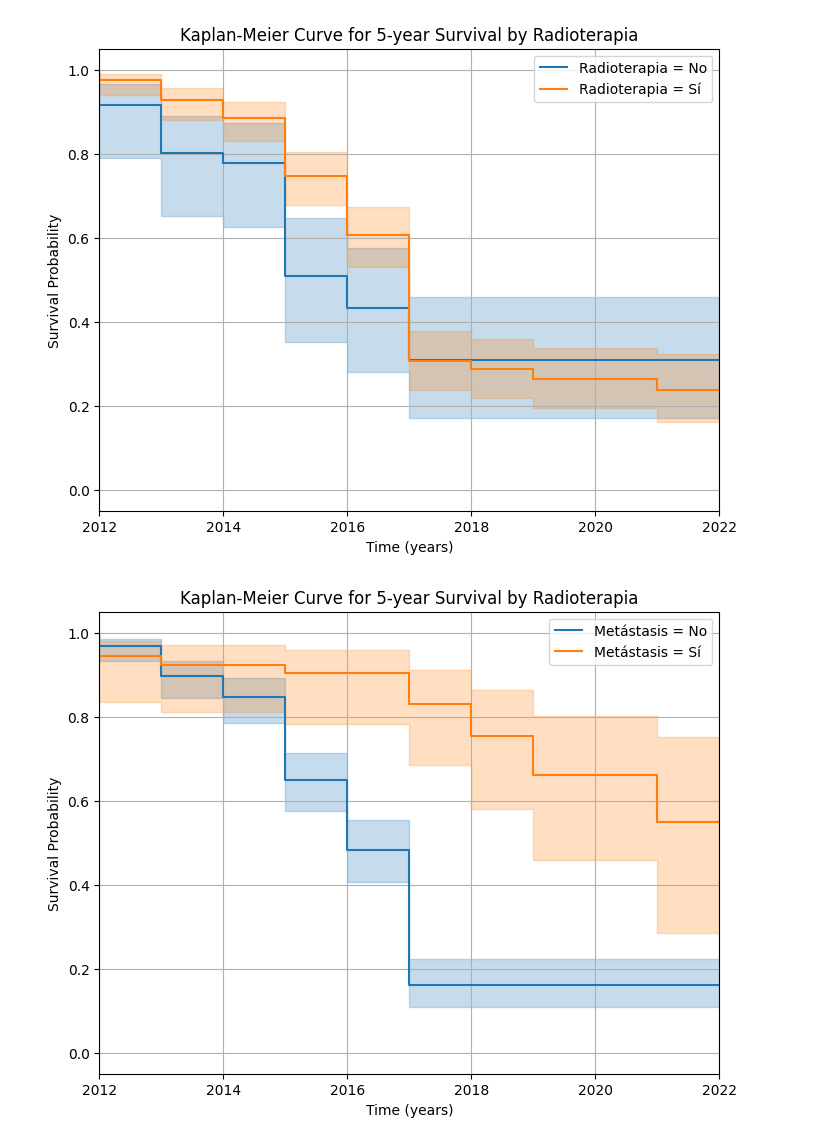
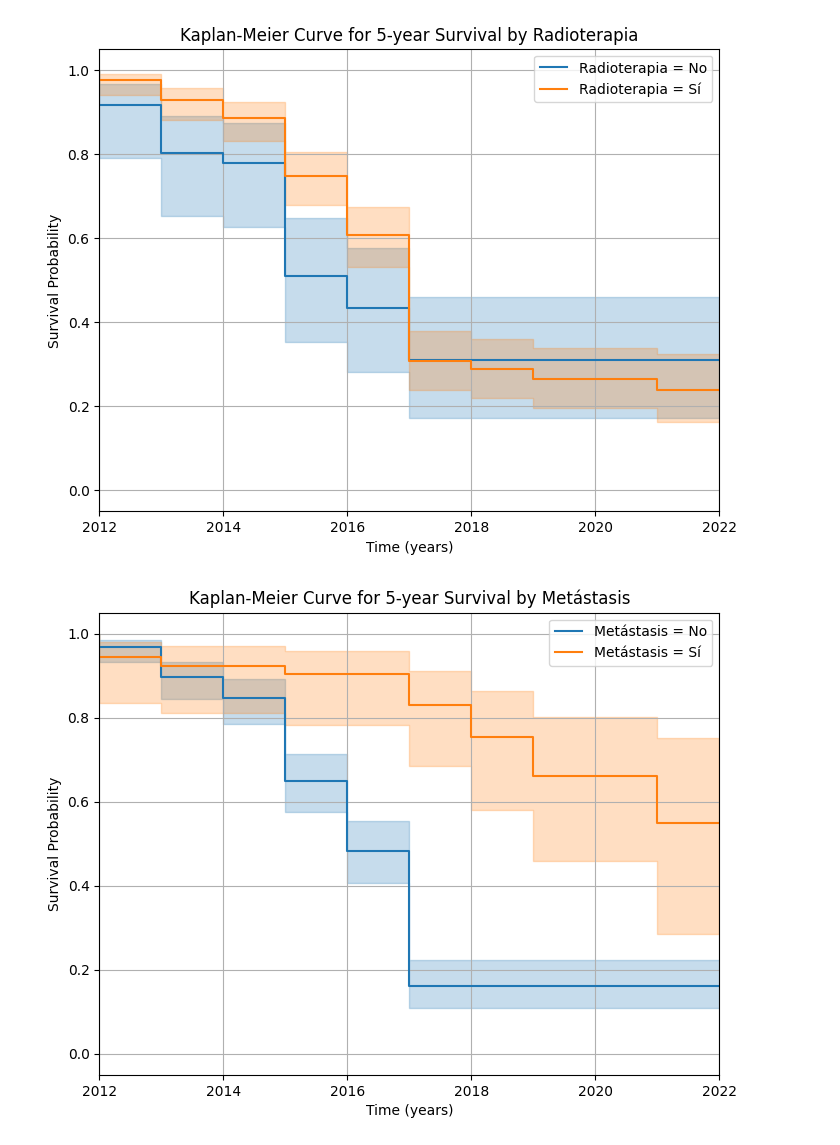
Before and after one commit to slesageq/Survivor_Analysis, a Jupyter notebook: analysis.ipynb, the cells around one changed output. Saved outputs shown, nothing was run; the diff lists cells and outputs as text; code cells hidden in the pictures.

```diff
--- a/analysis.ipynb
+++ b/analysis.ipynb
@@ -639,7 +639,8 @@ df.to_excel(r"C:\Repositories\Survivor_Analysis\data\cleaned_data.xlsx", index=F
 # %% [markdown]
 ### 3. Análisis explorativo
 # %%
-def filter_df(df, df_filtered, bool):
+# Creating data filter option for analysis:
+def filter_df(odf, bool):
     """
     This function filters the dataframe based on a boolean value.
     If bool = True, the dataframe will filter out the rows that have not reached the 5 year from diagnosis mark.
@@ -658,9 +659,15 @@ def filter_df(df, df_filtered, bool):
     """
 
     if bool:
-        df = df_filtered
+       df = odf[odf['5y_survival'] != "No aplica"]
+       print(f'The dimensions of the filtered dataframe df are {df.shape}')
     else:
-        df = df
+        df = odf
+        print(f'The dimensions of the unfiltered dataframe df are {df.shape}')
     return df
 
-df = filter_df(df, df_applies, True)
+# Without filter:
+df = filter_df(df, False)
+
+# With filter:
+df = filter_df(df, True)
@@ -1020,7 +1022,8 @@ multivariate_analysis(df_hist_5, "5y_survival", "Tipo Histológico")
 Todos los receptores hormonales juntos:
 # %%
 # Create a new column that combines the values of the three columns
-df['combined_hormone'] = "ER: " + df['Estrogeno Recepetor'].astype(str)  + " | " + "HER2: " + df['Her2'].astype(str) + " | " + "PR: " + df['Receptor Progesterona'].astype(str)
+df['combined_hormone'] = "ER: " + df['Estrogeno Recepetor'].astype(str)  + " | " + "HER2: " + df['Her2'].astype(str) + " | " \
+      + "PR: " + df['Receptor Progesterona'].astype(str)
 
 # Get the frequency of each pair
 frequency = df['combined_hormone'].value_counts()
@@ -1377,27 +1376,27 @@ plt.show()
 # %%
 # Fit Kaplan-Meier estimator for 'Procedimiento Quirurgico' == 'No'
 kmf_mets = KaplanMeierFitter()
 kmf_mets.fit(df.loc[df['Etapa del Cáncer al ingreso'] == 'IV', 'Año del Caso'], event_observed=df.loc[df['Etapa del Cáncer al ingreso'] == 'IV', '5y_survival'])
 
 # Fit Kaplan-Meier estimator for 'Procedimiento Quirurgico' == 'Sí'
 kmf_no_mets = KaplanMeierFitter()
 kmf_no_mets.fit(df.loc[df['Etapa del Cáncer al ingreso'] != 'IV', 'Año del Caso'], event_observed=df.loc[df['Etapa del Cáncer al ingreso'] != 'IV', '5y_survival'])
 
 # Plot Kaplan-Meier curves
 plt.figure(figsize=(8, 6))
 
 # Plot Kaplan-Meier curve for 'Procedimiento Quirurgico' == 'No'
 kmf_no_mets.plot(label='Metástasis = No')
 
 # Plot Kaplan-Meier curve for 'Procedimiento Quirurgico' == 'Sí'
 kmf_mets.plot(label='Metástasis = Sí')
 
-plt.title('Kaplan-Meier Curve for 5-year Survival by Radioterapia')
+plt.title('Kaplan-Meier Curve for 5-year Survival by Metástasis')
 plt.xlabel('Time (years)')
 plt.ylabel('Survival Probability')
 plt.xlim(2012, 2022)
 plt.grid(True)
 plt.legend()
 plt.show()
 # %% [output]
-[figure, old version]
+[figure, new version]
```
Also changed, not shown: parts of 51 cells of this notebook.
